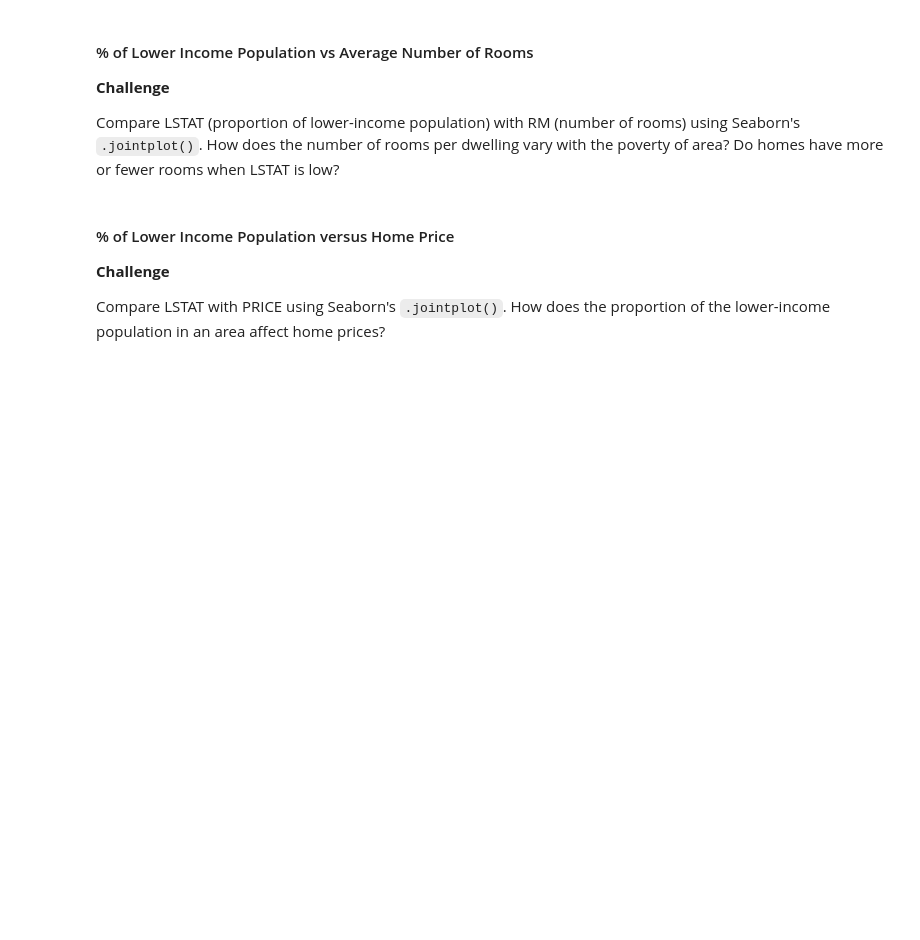
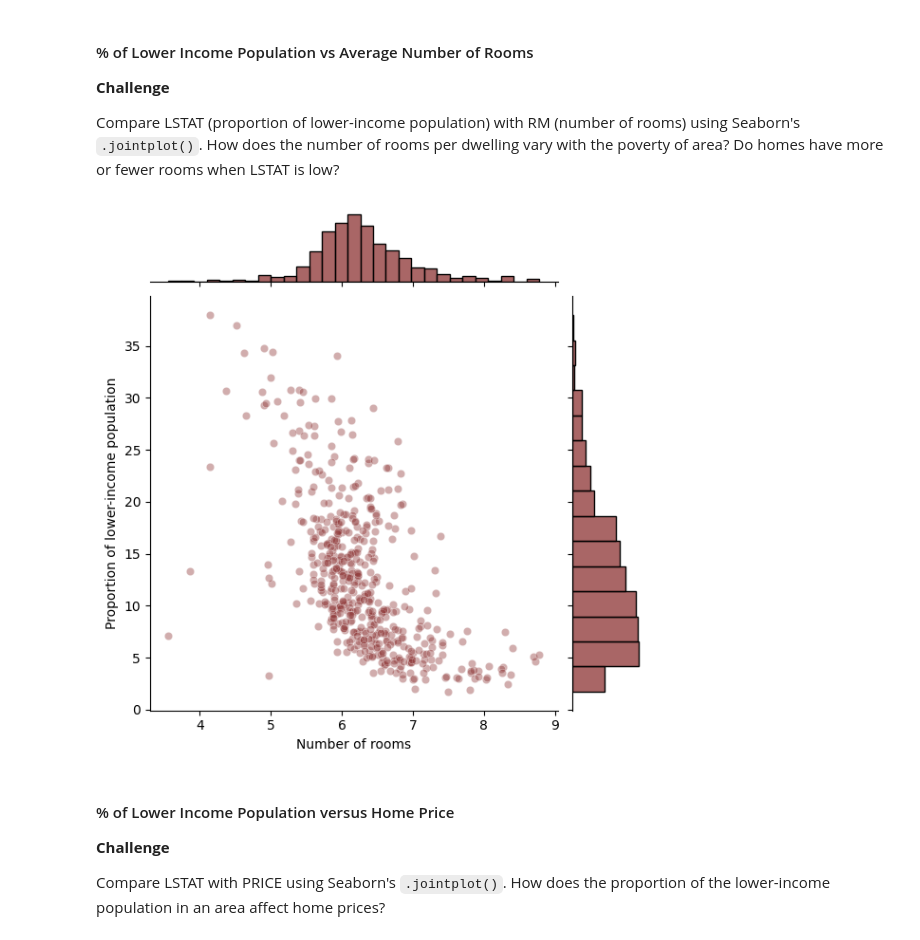
Before and after one commit to Xor01/Houses-Valuation-model, a Jupyter notebook: Multivariable_Regression_and_Valuation_Model.ipynb, the cells around one changed output. Drawn from its saved outputs; the diff is of its cells as text; code cells hidden in the pictures; blank space fills up the shorter version.

Commit message:
create number of rooms vs lower income population percentage chart

```diff
--- a/Multivariable_Regression_and_Valuation_Model.ipynb
+++ b/Multivariable_Regression_and_Valuation_Model.ipynb
@@ -275,6 +275,13 @@ plt.show()
 **Challenge**
 
 Compare LSTAT (proportion of lower-income population) with RM (number of rooms) using Seaborn's `.jointplot()`. How does the number of rooms per dwelling vary with the poverty of area? Do homes have more or fewer rooms when LSTAT is low?
+# %%
+sns.jointplot(data=data, y='LSTAT', x='RM', alpha=.4, color='#8C3333')
+plt.xlabel('Number of rooms')
+plt.ylabel('Proportion of lower-income population')
+plt.show()
+# %% [output]
+[figure, added]
 # %% [markdown]
 #### % of Lower Income Population versus Home Price
 
```
